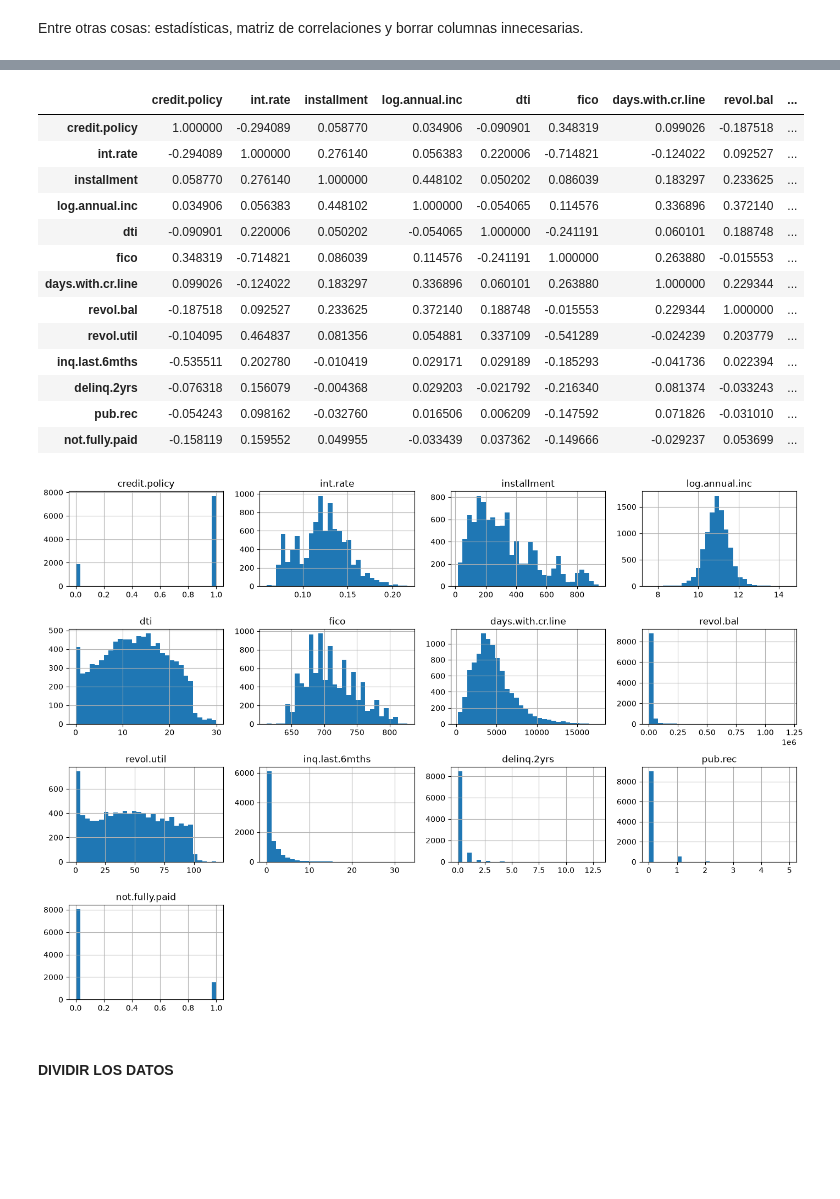
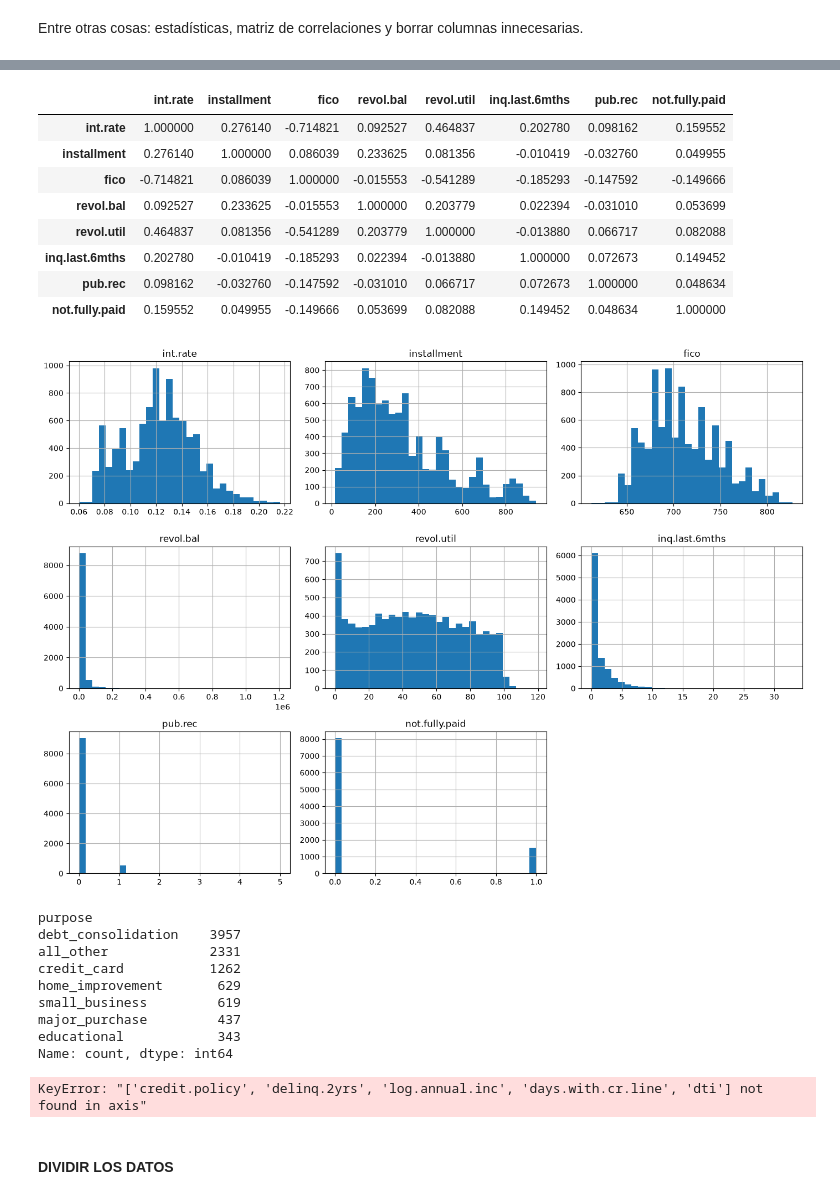
Before and after one commit to Raumeco/IABD-SAPA-Aprendizaje_supervisado, a Jupyter notebook: 2_8Ejercicios.ipynb, the cells around one changed output, grey strips where cells are left out. Saved outputs shown, nothing was run; the diff lists cells and outputs as text; code cells hidden in the pictures; blank space fills up the shorter version.

```diff
--- a/2_8Ejercicios.ipynb
+++ b/2_8Ejercicios.ipynb
@@ -70,6 +70,10 @@ plt.show()
 
 columnas_a_eliminar = [
     "credit.policy",
+    'delinq.2yrs',
+    'log.annual.inc',
+    'days.with.cr.line',
+    'dti',
 ]
 
 loan_data = loan_data.drop(columnas_a_eliminar, axis=1)
@@ -103,18 +108,23 @@ None
-|  | credit.policy | int.rate | installment | log.annual.inc | dti | fico | days.with.cr.line | revol.bal | ... |
-| credit.policy | 1.000000 | -0.294089 | 0.058770 | 0.034906 | -0.090901 | 0.348319 | 0.099026 | -0.187518 | ... |
-| int.rate | -0.294089 | 1.000000 | 0.276140 | 0.056383 | 0.220006 | -0.714821 | -0.124022 | 0.092527 | ... |
-| installment | 0.058770 | 0.276140 | 1.000000 | 0.448102 | 0.050202 | 0.086039 | 0.183297 | 0.233625 | ... |
-| log.annual.inc | 0.034906 | 0.056383 | 0.448102 | 1.000000 | -0.054065 | 0.114576 | 0.336896 | 0.372140 | ... |
-| dti | -0.090901 | 0.220006 | 0.050202 | -0.054065 | 1.000000 | -0.241191 | 0.060101 | 0.188748 | ... |
-| fico | 0.348319 | -0.714821 | 0.086039 | 0.114576 | -0.241191 | 1.000000 | 0.263880 | -0.015553 | ... |
-| days.with.cr.line | 0.099026 | -0.124022 | 0.183297 | 0.336896 | 0.060101 | 0.263880 | 1.000000 | 0.229344 | ... |
-| revol.bal | -0.187518 | 0.092527 | 0.233625 | 0.372140 | 0.188748 | -0.015553 | 0.229344 | 1.000000 | ... |
-| revol.util | -0.104095 | 0.464837 | 0.081356 | 0.054881 | 0.337109 | -0.541289 | -0.024239 | 0.203779 | ... |
-| inq.last.6mths | -0.535511 | 0.202780 | -0.010419 | 0.029171 | 0.029189 | -0.185293 | -0.041736 | 0.022394 | ... |
-| delinq.2yrs | -0.076318 | 0.156079 | -0.004368 | 0.029203 | -0.021792 | -0.216340 | 0.081374 | -0.033243 | ... |
-| pub.rec | -0.054243 | 0.098162 | -0.032760 | 0.016506 | 0.006209 | -0.147592 | 0.071826 | -0.031010 | ... |
-| not.fully.paid | -0.158119 | 0.159552 | 0.049955 | -0.033439 | 0.037362 | -0.149666 | -0.029237 | 0.053699 | ... |
+|  | int.rate | installment | fico | revol.bal | revol.util | inq.last.6mths | pub.rec | not.fully.paid |
+| int.rate | 1.000000 | 0.276140 | -0.714821 | 0.092527 | 0.464837 | 0.202780 | 0.098162 | 0.159552 |
+| installment | 0.276140 | 1.000000 | 0.086039 | 0.233625 | 0.081356 | -0.010419 | -0.032760 | 0.049955 |
+| fico | -0.714821 | 0.086039 | 1.000000 | -0.015553 | -0.541289 | -0.185293 | -0.147592 | -0.149666 |
+| revol.bal | 0.092527 | 0.233625 | -0.015553 | 1.000000 | 0.203779 | 0.022394 | -0.031010 | 0.053699 |
+| revol.util | 0.464837 | 0.081356 | -0.541289 | 0.203779 | 1.000000 | -0.013880 | 0.066717 | 0.082088 |
+| inq.last.6mths | 0.202780 | -0.010419 | -0.185293 | 0.022394 | -0.013880 | 1.000000 | 0.072673 | 0.149452 |
+| pub.rec | 0.098162 | -0.032760 | -0.147592 | -0.031010 | 0.066717 | 0.072673 | 1.000000 | 0.048634 |
+| not.fully.paid | 0.159552 | 0.049955 | -0.149666 | 0.053699 | 0.082088 | 0.149452 | 0.048634 | 1.000000 |
-[figure, old version]
+[figure, new version]
+purpose
+debt_consolidation    3957
+all_other             2331
+credit_card           1262
+home_improvement       629
+small_business         619
+major_purchase         437
+educational            343
+Name: count, dtype: int64
+KeyError: "['credit.policy', 'delinq.2yrs', 'log.annual.inc', 'days.with.cr.line', 'dti'] not found in axis"
 # %% [markdown]
 #### DIVIDIR LOS DATOS
 # %%
```
Also changed, not shown: parts of 7 cells of this notebook, 1 other file.
